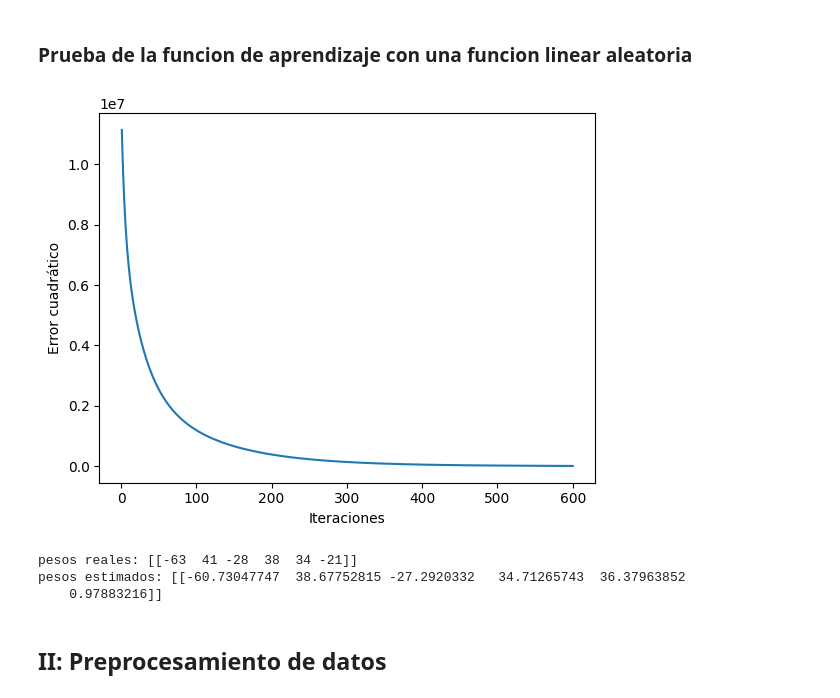
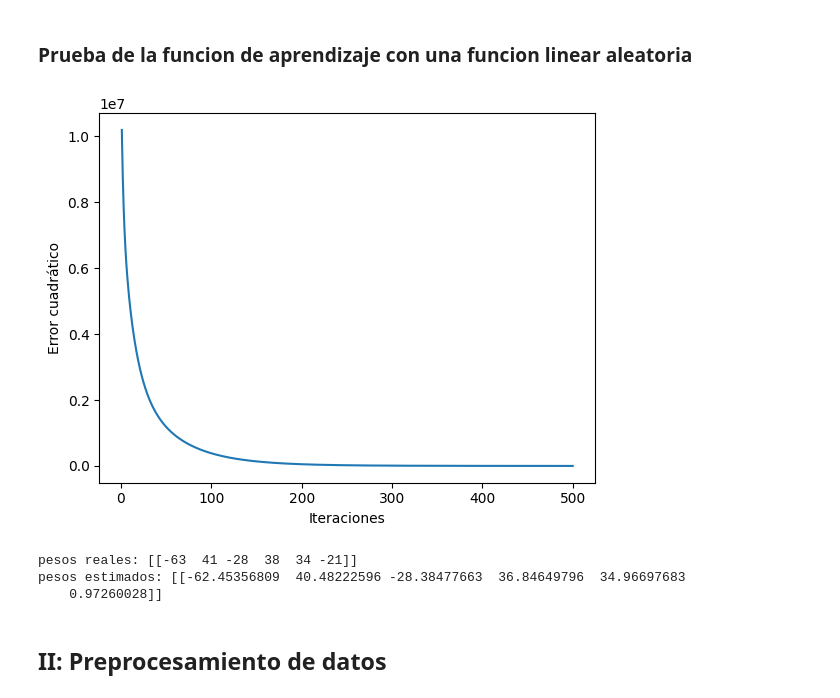
Before and after one commit to aaeilrv/CI5438-Proyecto1, a Jupyter notebook: proyecto-1.ipynb, the cells around one changed output. Saved outputs shown, nothing was run; the diff lists cells and outputs as text; code cells hidden in the pictures.

```diff
--- a/proyecto-1.ipynb
+++ b/proyecto-1.ipynb
@@ -54,43 +54,43 @@ def generate_linear_function(size):
 ### Funcion de aprendizaje
 # %%
 def learner(X, Y, size):
-    learning_rate = 0.000001
-    max_iter = 600
-    epsilon = 0.0001
+    learning_rate = 0.000002
+    max_iter = 500
+    epsilon = 0.001
 
     w = np.ones((size,1)) #pesos iniciales
     error = []
-    gotten_values = []
+    #gotten_values = []
 
     #Iteración del algoritmo
     for i in range(max_iter):
         w = gradient_descent(X, Y, w, learning_rate)
-        gotten_values.append(w)
+        #gotten_values.append(w)
         err = error_rate(w, X, Y)
         error.append(err)
         if err < epsilon:
             break
-    return w, error, gotten_values
+    return w, error
 # %% [markdown]
 ### Prueba de la funcion de aprendizaje con una funcion linear aleatoria
 # %%
 
 size = 6
 function_weights, X, Y = generate_linear_function(size)
-w, error, gotten_values = learner(X, Y, size)
+w, error = learner(X, Y, size)
 
 p.plot([i+1 for i in range(len(error))], error)
 p.xlabel("Iteraciones")
 p.ylabel("Error cuadrático")
 p.show()
 
 print(f"pesos reales: {np.transpose(function_weights)}")
 print(f"pesos estimados: {np.transpose(w)}")
 # %% [output]
-[figure, old version]
+[figure, new version]
 pesos reales: [[-63  41 -28  38  34 -21]]
-pesos estimados: [[-60.73047747  38.67752815 -27.2920332   34.71265743  36.37963852
-    0.97883216]]
+pesos estimados: [[-62.45356809  40.48222596 -28.38477663  36.84649796  34.96697683
+    0.97260028]]
 # %% [markdown]
 ## II: Preprocesamiento de datos
 # %%
```
Also changed, not shown: parts of 23 cells of this notebook.
